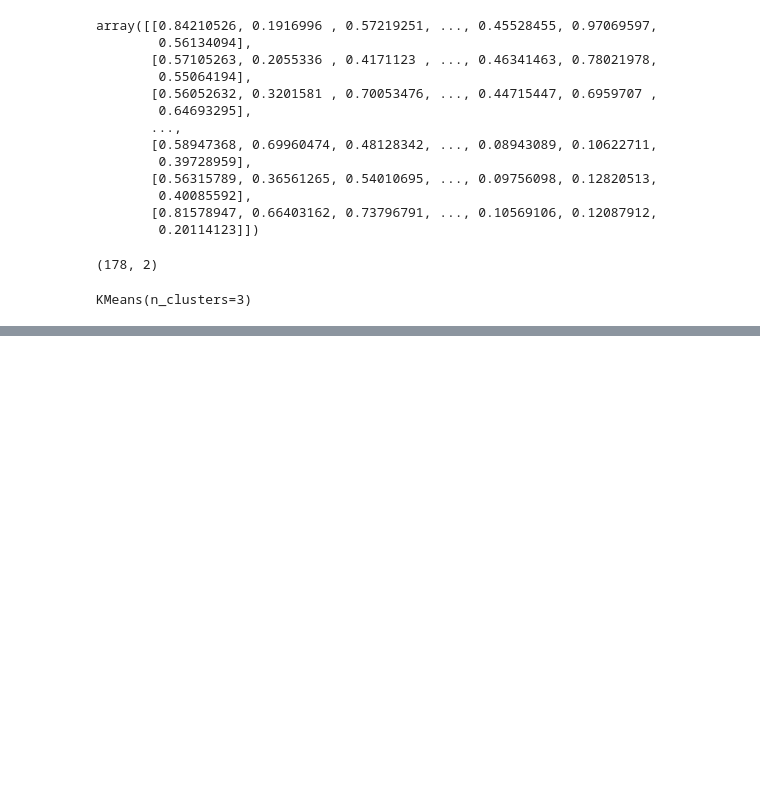
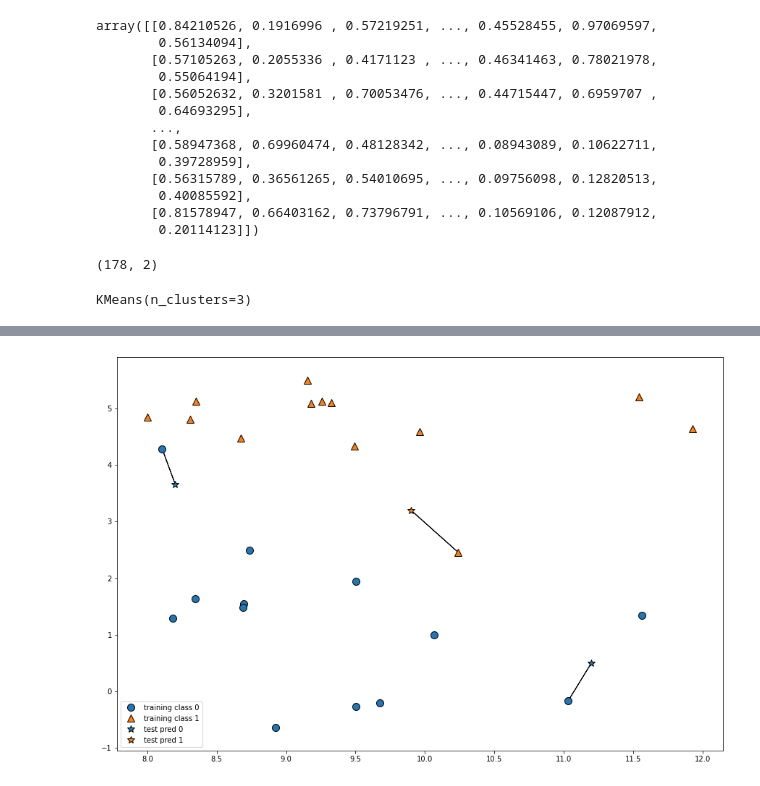
Before and after one commit to nomadgogo/daegu-ai-school-web, a Jupyter notebook: Preprocessor.ipynb, the cells around one changed output, grey strips where cells are left out. Saved outputs shown, nothing was run; the diff lists cells and outputs as text; code cells hidden in the pictures; blank space fills up the shorter version.

```diff
--- a/Preprocessor.ipynb
+++ b/Preprocessor.ipynb
@@ -458,0 +532,4 @@ plt.scatter(data[:,0],data[:,1], c=cluster,
+# %%
+mglearn.plots.plot_knn_classification(n_neighbors=1)  #최근접 포인트 1개로 지정
+# %% [output]
+[figure, added]
```
Also changed, not shown: parts of 106 cells of this notebook, 3 other files.
